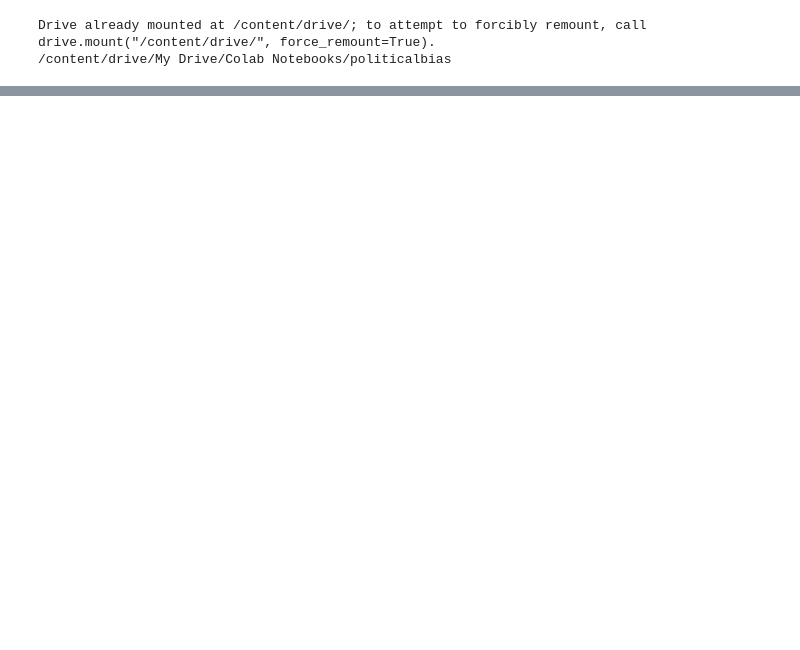
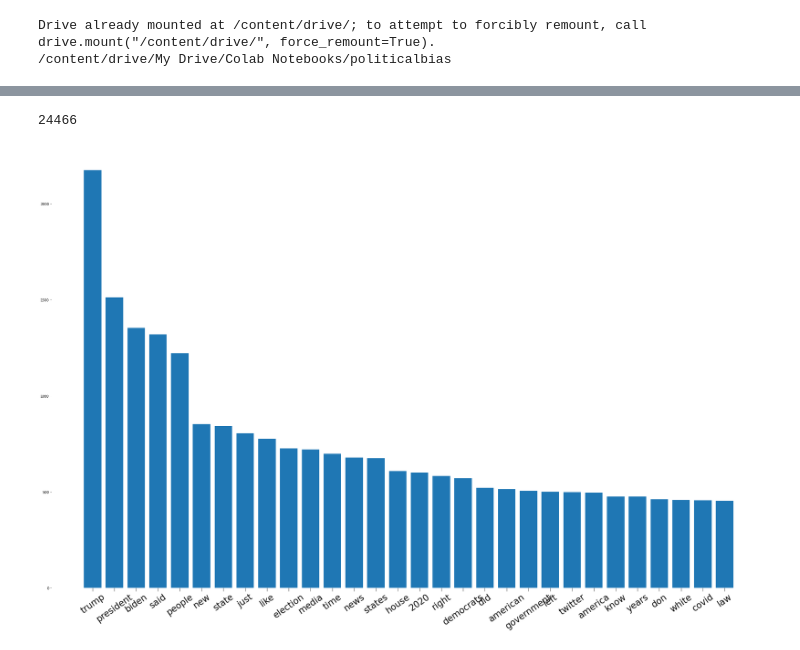
Before and after one commit to thekhan314/politicalbias, a Jupyter notebook: Main_PolBias.ipynb, the cells around one changed output, grey strips where cells are left out. Drawn from its saved outputs; the diff is of its cells as text; code cells hidden in the pictures; blank space fills up the shorter version.

```diff
--- a/Main_PolBias.ipynb
+++ b/Main_PolBias.ipynb
@@ -127,0 +223,6 @@ memory usage: 369.6+ KB
+# %%
+right_counts = word_counts(df_right,'article_text')
+len(right_counts)
+# %% [output]
+24466
+[figure, added]
```
Also changed, not shown: parts of 31 cells of this notebook.
